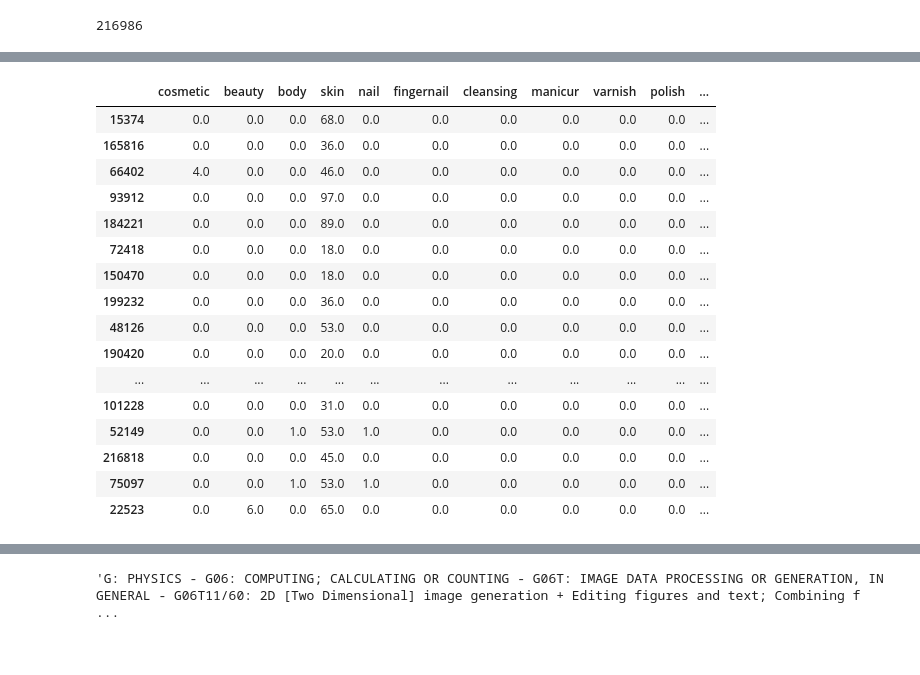
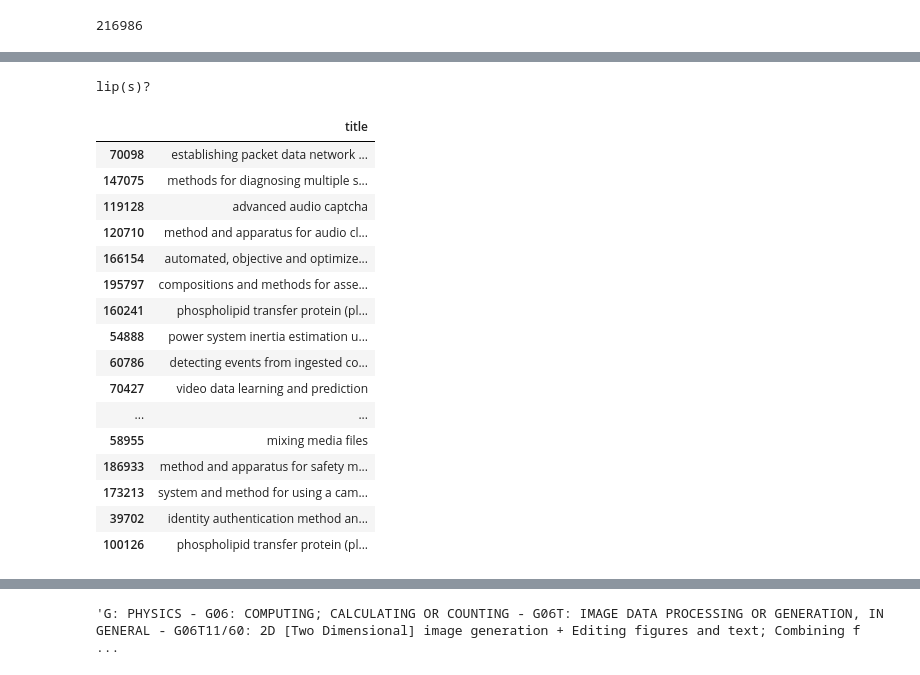
Before and after one commit to cri98li/Strategic-and-Competitive-Inteligence-project-UNIPI, a Jupyter notebook: 2a deadline/Step 5 v2.ipynb, the cells around one changed output, grey strips where cells are left out. Drawn from its saved outputs; the diff is of its cells as text; code cells hidden in the pictures.

```diff
--- a/2a deadline/Step 5 v2.ipynb
+++ b/2a deadline/Step 5 v2.ipynb
@@ -103,20 +126,22 @@ df.sort_values(by=["total_cosmetics"], ascending=False).head()[keywords_cosmetic
-# %%
-df.sort_values(by=["skin care"], ascending=False)[keywords_cosmetics].head(20)
-# %% [output]
-|  | cosmetic | beauty | body | skin | nail | fingernail | cleansing | manicur | varnish | polish | ... |
-| 15374 | 0.0 | 0.0 | 0.0 | 68.0 | 0.0 | 0.0 | 0.0 | 0.0 | 0.0 | 0.0 | ... |
-| 165816 | 0.0 | 0.0 | 0.0 | 36.0 | 0.0 | 0.0 | 0.0 | 0.0 | 0.0 | 0.0 | ... |
-| 66402 | 4.0 | 0.0 | 0.0 | 46.0 | 0.0 | 0.0 | 0.0 | 0.0 | 0.0 | 0.0 | ... |
-| 93912 | 0.0 | 0.0 | 0.0 | 97.0 | 0.0 | 0.0 | 0.0 | 0.0 | 0.0 | 0.0 | ... |
-| 184221 | 0.0 | 0.0 | 0.0 | 89.0 | 0.0 | 0.0 | 0.0 | 0.0 | 0.0 | 0.0 | ... |
-| 72418 | 0.0 | 0.0 | 0.0 | 18.0 | 0.0 | 0.0 | 0.0 | 0.0 | 0.0 | 0.0 | ... |
-| 150470 | 0.0 | 0.0 | 0.0 | 18.0 | 0.0 | 0.0 | 0.0 | 0.0 | 0.0 | 0.0 | ... |
-| 199232 | 0.0 | 0.0 | 0.0 | 36.0 | 0.0 | 0.0 | 0.0 | 0.0 | 0.0 | 0.0 | ... |
-| 48126 | 0.0 | 0.0 | 0.0 | 53.0 | 0.0 | 0.0 | 0.0 | 0.0 | 0.0 | 0.0 | ... |
-| 190420 | 0.0 | 0.0 | 0.0 | 20.0 | 0.0 | 0.0 | 0.0 | 0.0 | 0.0 | 0.0 | ... |
-| ... | ... | ... | ... | ... | ... | ... | ... | ... | ... | ... | ... |
-| 101228 | 0.0 | 0.0 | 0.0 | 31.0 | 0.0 | 0.0 | 0.0 | 0.0 | 0.0 | 0.0 | ... |
-| 52149 | 0.0 | 0.0 | 1.0 | 53.0 | 1.0 | 0.0 | 0.0 | 0.0 | 0.0 | 0.0 | ... |
-| 216818 | 0.0 | 0.0 | 0.0 | 45.0 | 0.0 | 0.0 | 0.0 | 0.0 | 0.0 | 0.0 | ... |
-| 75097 | 0.0 | 0.0 | 1.0 | 53.0 | 1.0 | 0.0 | 0.0 | 0.0 | 0.0 | 0.0 | ... |
-| 22523 | 0.0 | 6.0 | 0.0 | 65.0 | 0.0 | 0.0 | 0.0 | 0.0 | 0.0 | 0.0 | ... |
+# %%
+print(key)
+df[df["product"] > 0].sort_values(by=key, ascending=False).head(50)[["title"]].drop_duplicates()
+# %% [output]
+lip(s)?
+|  | title |
+| 70098 | establishing packet data network ... |
+| 147075 | methods for diagnosing multiple s... |
+| 119128 | advanced audio captcha |
+| 120710 | method and apparatus for audio cl... |
+| 166154 | automated, objective and optimize... |
+| 195797 | compositions and methods for asse... |
+| 160241 | phospholipid transfer protein (pl... |
+| 54888 | power system inertia estimation u... |
+| 60786 | detecting events from ingested co... |
+| 70427 | video data learning and prediction |
+| ... | ... |
+| 58955 | mixing media files |
+| 186933 | method and apparatus for safety m... |
+| 173213 | system and method for using a cam... |
+| 39702 | identity authentication method an... |
+| 100126 | phospholipid transfer protein (pl... |
```
Also changed, not shown: parts of 28 cells of this notebook, 5 other files.
